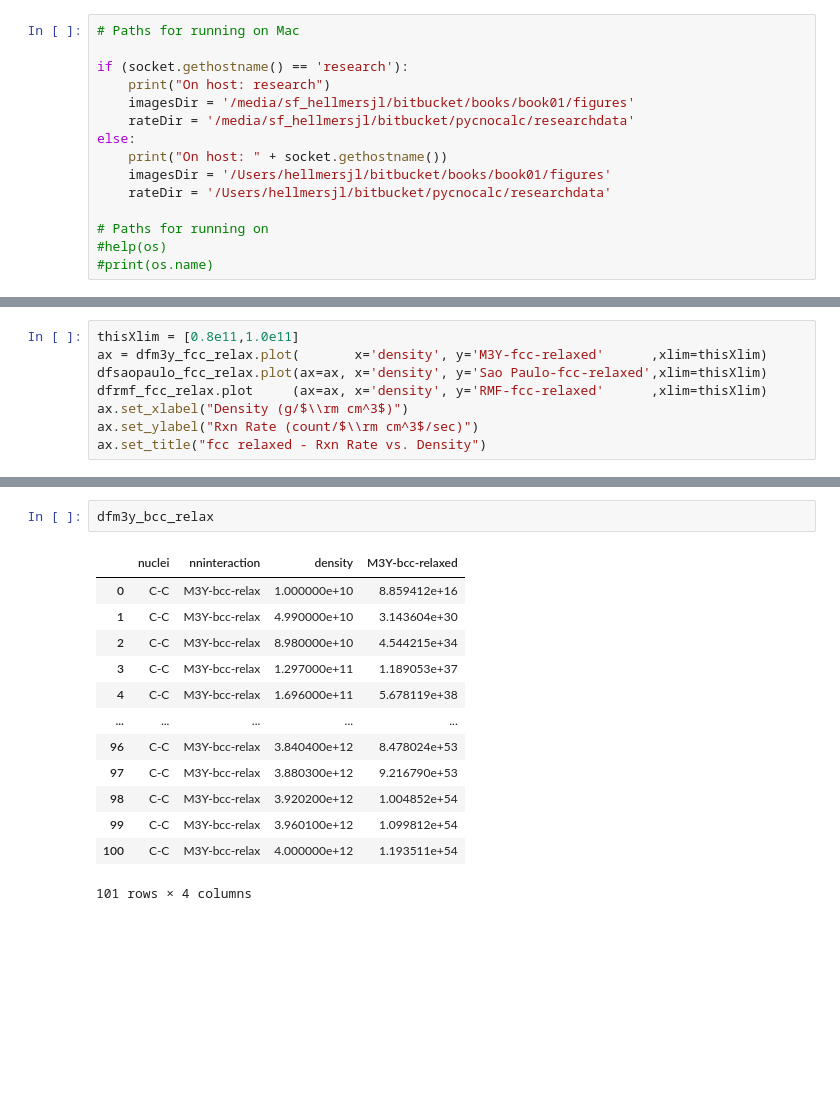
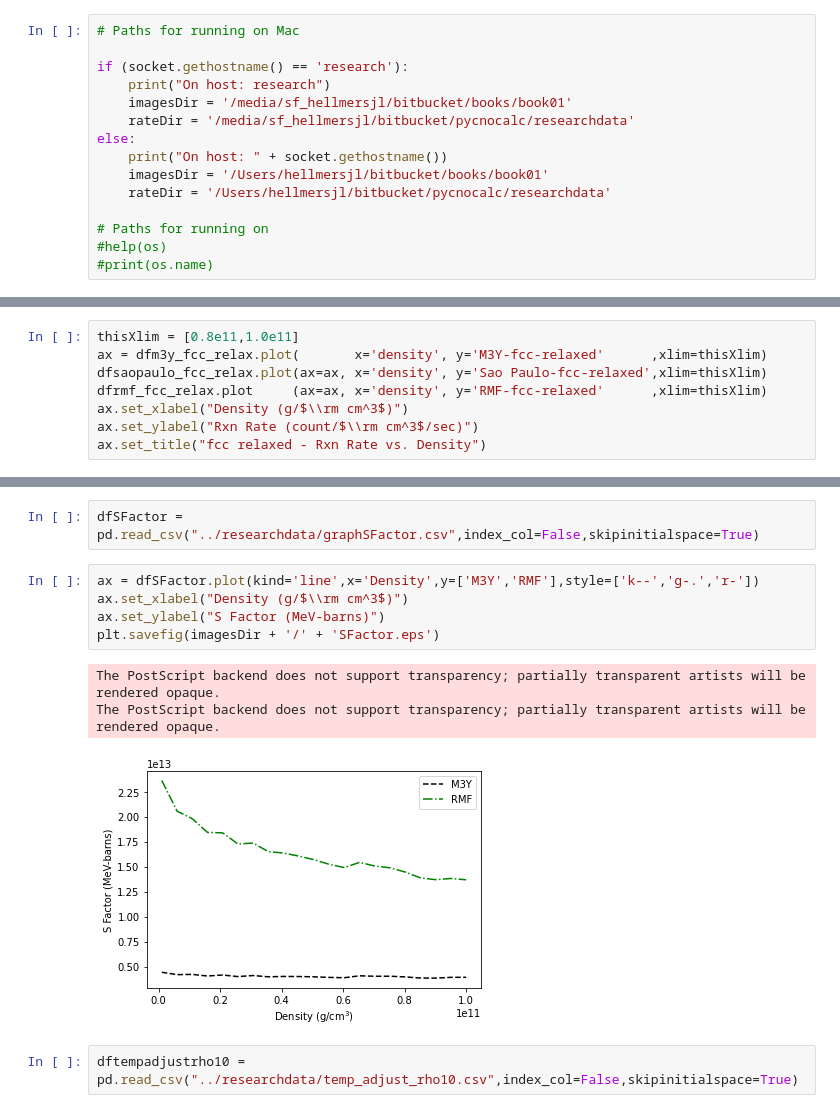
Before and after one commit to joehellmers/pycnocalc, a Jupyter notebook: notebooks/Generate Graphs-For Book Chapter.ipynb, the cells around one changed output, grey strips where cells are left out. Cells and saved outputs as stored; diff of their text form; blank space fills up the shorter version.

Commit message:
Added some graphs

```diff
--- a/notebooks/Generate Graphs-For Book Chapter.ipynb
+++ b/notebooks/Generate Graphs-For Book Chapter.ipynb
@@ -11,11 +11,11 @@ import os
 
 if (socket.gethostname() == 'research'):
     print("On host: research")
-    imagesDir = '/media/sf_hellmersjl/bitbucket/books/book01/figures'
+    imagesDir = '/media/sf_hellmersjl/bitbucket/books/book01'
     rateDir = '/media/sf_hellmersjl/bitbucket/pycnocalc/researchdata'
 else:
     print("On host: " + socket.gethostname())
-    imagesDir = '/Users/hellmersjl/bitbucket/books/book01/figures'
+    imagesDir = '/Users/hellmersjl/bitbucket/books/book01'
     rateDir = '/Users/hellmersjl/bitbucket/pycnocalc/researchdata'
 
 # Paths for running on
@@ -89,16 +73,13 @@ dfm3y
-# %%
-dfm3y_bcc_relax
-# %% [output]
-|  | nuclei | nninteraction | density | M3Y-bcc-relaxed |
-| 0 | C-C | M3Y-bcc-relax | 1.000000e+10 | 8.859412e+16 |
-| 1 | C-C | M3Y-bcc-relax | 4.990000e+10 | 3.143604e+30 |
-| 2 | C-C | M3Y-bcc-relax | 8.980000e+10 | 4.544215e+34 |
-| 3 | C-C | M3Y-bcc-relax | 1.297000e+11 | 1.189053e+37 |
-| 4 | C-C | M3Y-bcc-relax | 1.696000e+11 | 5.678119e+38 |
-| ... | ... | ... | ... | ... |
-| 96 | C-C | M3Y-bcc-relax | 3.840400e+12 | 8.478024e+53 |
-| 97 | C-C | M3Y-bcc-relax | 3.880300e+12 | 9.216790e+53 |
-| 98 | C-C | M3Y-bcc-relax | 3.920200e+12 | 1.004852e+54 |
-| 99 | C-C | M3Y-bcc-relax | 3.960100e+12 | 1.099812e+54 |
-| 100 | C-C | M3Y-bcc-relax | 4.000000e+12 | 1.193511e+54 |
-101 rows × 4 columns
+# %%
+dfSFactor = pd.read_csv("../researchdata/graphSFactor.csv",index_col=False,skipinitialspace=True)
+# %%
+ax = dfSFactor.plot(kind='line',x='Density',y=['M3Y','RMF'],style=['k--','g-.','r-'])
+ax.set_xlabel("Density (g/$\\rm cm^3$)")
+ax.set_ylabel("S Factor (MeV-barns)")
+plt.savefig(imagesDir + '/' + 'SFactor.eps')
+# %% [output]
+The PostScript backend does not support transparency; partially transparent artists will be rendered opaque.
+The PostScript backend does not support transparency; partially transparent artists will be rendered opaque.
+[figure, added]
+# %%
+dftempadjustrho10 = pd.read_csv("../researchdata/temp_adjust_rho10.csv",index_col=False,skipinitialspace=True)
```
Also changed, not shown: parts of 3 cells of this notebook, 1 other file.
